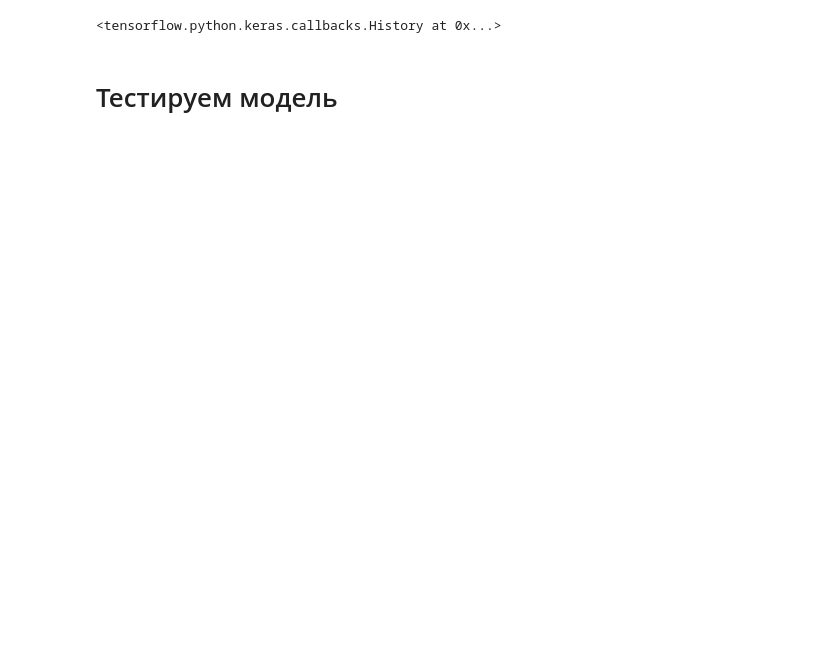
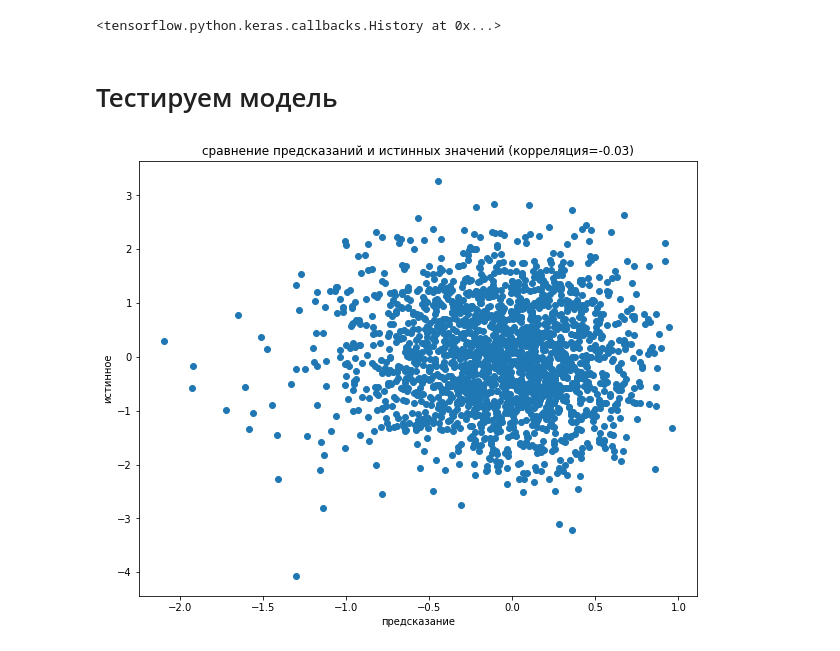
Before and after one commit to prog815/test, a Jupyter notebook: собираем модель по функциональному АПИ.ipynb, the cells around one changed output. Drawn from its saved outputs; the diff is of its cells as text; code cells hidden in the pictures; blank space fills up the shorter version.

```diff
--- a/собираем модель по функциональному АПИ.ipynb
+++ b/собираем модель по функциональному АПИ.ipynb
@@ -17,7 +18,9 @@ map_cnt = 12
 
 X_maps = np.random.randn(smpls_cnt,map_y,map_x,map_cnt) # номер карты последним индексом
 X_date = np.random.rand(smpls_cnt,2)*2-1
-Y = np.random.rand(smpls_cnt)
+Y = np.random.randn(smpls_cnt)
+# %%
+X_maps_train, X_maps_test, X_date_train, X_date_test, Y_train, Y_test = train_test_split(X_maps,X_date,Y,test_size=0.2)
 # %% [markdown]
 # Собираем модель
 # %%
@@ -43,6 +46,6 @@ keras.utils.plot_model(model,show_shapes=True)
 # %% [markdown]
 # Учим модель
 # %%
-model.fit(x={'inputs_maps':X_maps,'inputs_date':X_date},y=Y,epochs=10,validation_split=0.2)
+model.fit(x={'inputs_maps':X_maps_train,'inputs_date':X_date_train},y=Y_train,epochs=10,validation_split=0.2)
 # %% [output]
 Epoch 1/10
@@ -68,3 +71,16 @@ Epoch 10/10
 <tensorflow.python.keras.callbacks.History at 0x...>
 # %% [markdown]
 # Тестируем модель
+# %%
+import matplotlib.pyplot as plt
+
+Y_test_pred = model.predict(x={'inputs_maps':X_maps_test,'inputs_date':X_date_test})
+corr = np.corrcoef(Y_test_pred.reshape(-1),Y_test)[0,1]
+plt.figure(figsize=(10,8))
+plt.scatter(Y_test_pred,Y_test)
+plt.xlabel('предсказание')
+plt.ylabel('истинное')
+plt.title(f'сравнение предсказаний и истинных значений (корреляция={np.round(corr,2)})')
+plt.show()
+# %% [output]
+[figure, added]
```
Also changed, not shown: parts of 3 cells of this notebook.
